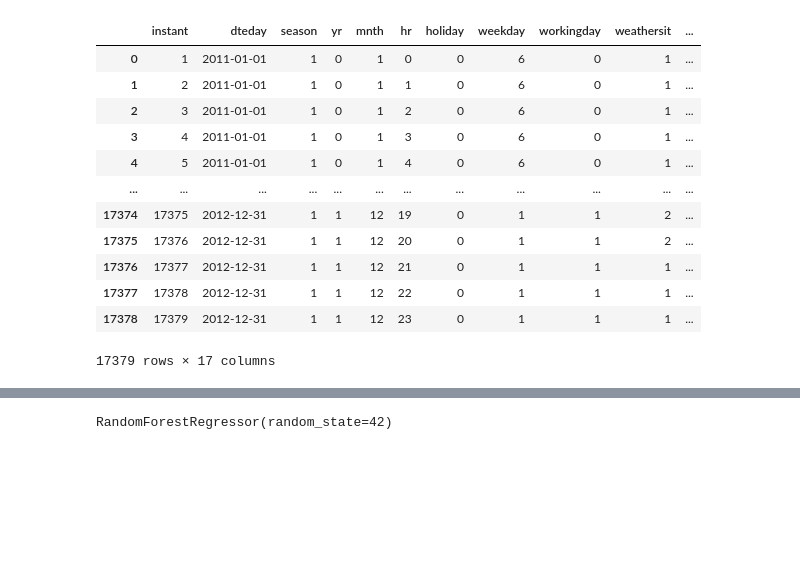
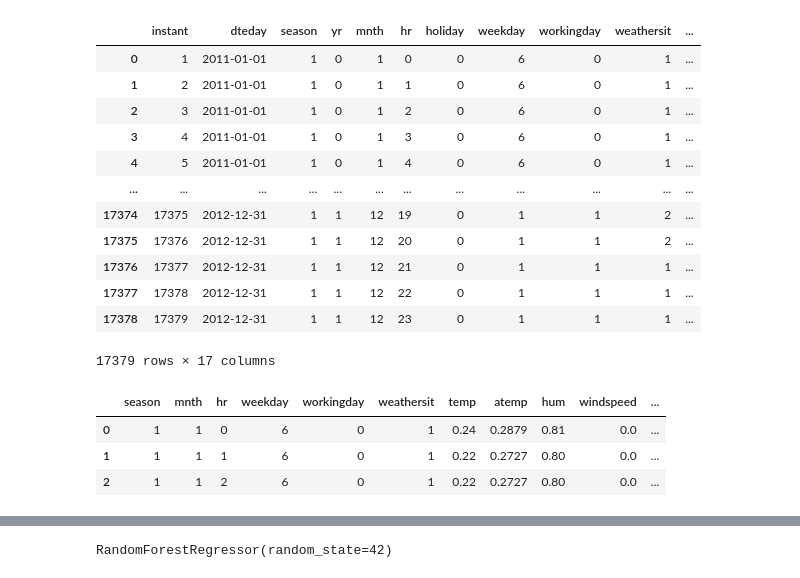
Before and after one commit to COGS118A/Group019-Wi23, a Jupyter notebook: Group19-RandomForest.ipynb, the cells around one changed output, grey strips where cells are left out. Drawn from its saved outputs; the diff is of its cells as text; code cells hidden in the pictures; blank space fills up the shorter version.

```diff
--- a/Group19-RandomForest.ipynb
+++ b/Group19-RandomForest.ipynb
@@ -34,7 +34,4 @@ bikes_data
 | 17378 | 17379 | 2012-12-31 | 1 | 1 | 12 | 23 | 0 | 1 | 1 | 1 | ... |
 17379 rows × 17 columns
 # %%
-bikes_data = bikes_data.drop(columns = ['casual', 'registered', 'dteday'])
-X = bikes_data.iloc[:, :-1]
-y = bikes_data['cnt']
-X  = np.array(X.values.tolist())
+bikes_data = bikes_data.drop(['instant', 'dteday', 'holiday', 'yr', 'casual', 'registered'], axis=1)
@@ -42,0 +38,7 @@ X_train, X_test, y_train, y_test = train_test_split(X, y, test_size=0.3, random_
+# %%
+bikes_data.head(3)
+# %% [output]
+|  | season | mnth | hr | weekday | workingday | weathersit | temp | atemp | hum | windspeed | ... |
+| 0 | 1 | 1 | 0 | 6 | 0 | 1 | 0.24 | 0.2879 | 0.81 | 0.0 | ... |
+| 1 | 1 | 1 | 1 | 6 | 0 | 1 | 0.22 | 0.2727 | 0.80 | 0.0 | ... |
+| 2 | 1 | 1 | 2 | 6 | 0 | 1 | 0.22 | 0.2727 | 0.80 | 0.0 | ... |
```
Also changed, not shown: parts of 26 cells of this notebook.
